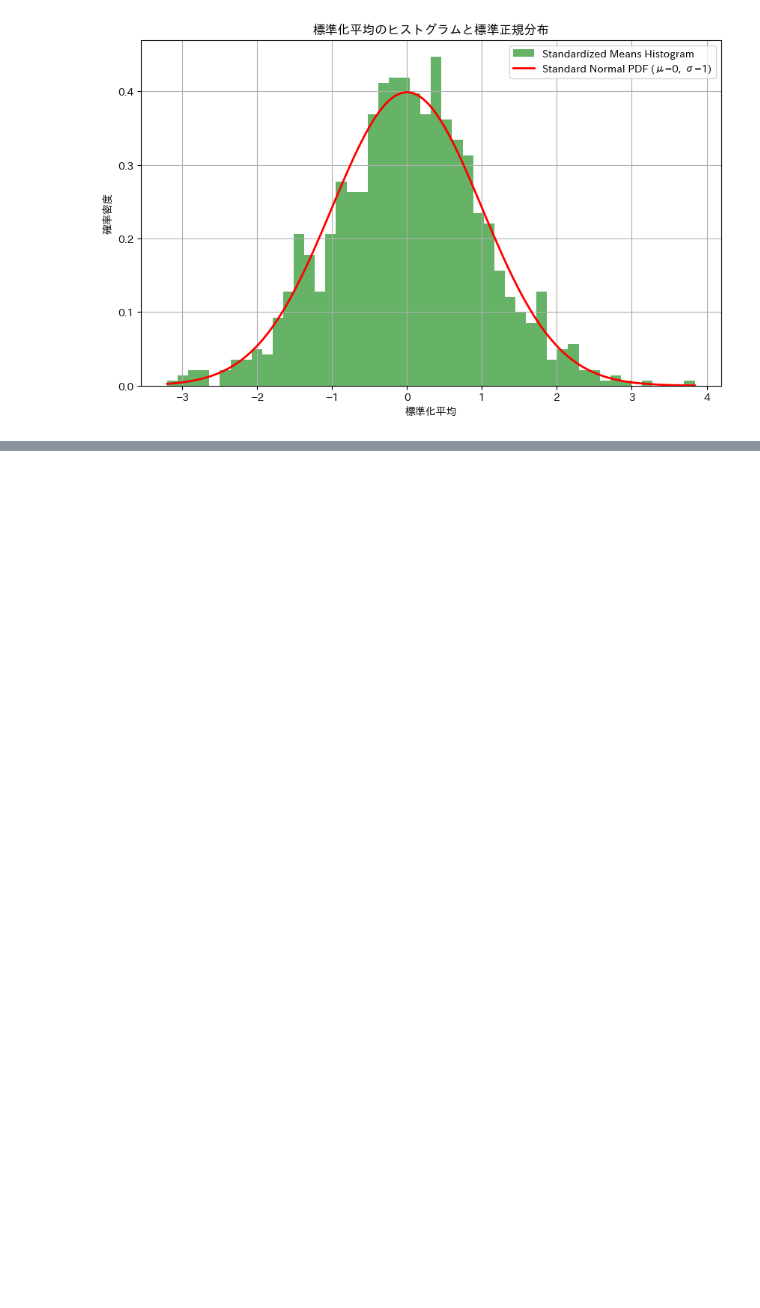
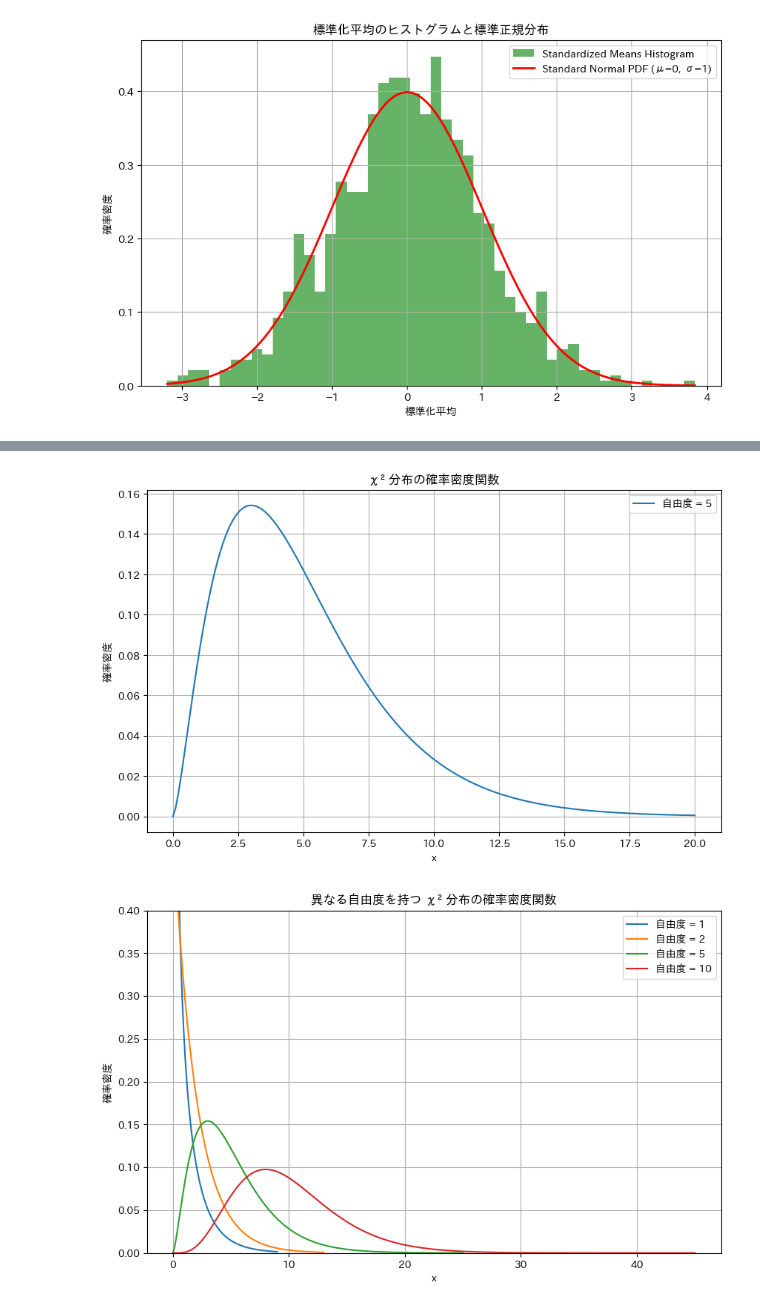
Before and after one commit to Hideki-Iwaki-TUS/FinancialMath, a Jupyter notebook: FinancialMath2.ipynb, the cells around one changed output, grey strips where cells are left out. Drawn from its saved outputs; the diff is of its cells as text; code cells hidden in the pictures; blank space fills up the shorter version.

```diff
--- a/FinancialMath2.ipynb
+++ b/FinancialMath2.ipynb
@@ -653,0 +759,53 @@ Successfully installed japanize-matplotlib-1.1.3
+# %%
+# prompt: χ2 分布の確率密度関数を描く
+
+!pip install japanize-matplotlib
+
+import japanize_matplotlib
+from scipy.stats import chi2
+import numpy as np
+import matplotlib.pyplot as plt
+import matplotlib.font_manager as fm
+
+
+# 自由度を設定
+df = 5 # 例として自由度5のカイ二乗分布を描画します
+
+# xの範囲を設定 (カイ二乗分布は非負の値をとります)
+# 自由度dfのカイ二乗分布の期待値はdfなので、dfのあたりまで描画すると分布の形が見えやすいです。
+x_chi2 = np.linspace(0, df * 4, 200)
+
+# 自由度dfのカイ二乗分布の確率密度関数 (PDF) の値を計算
+pdf_chi2 = chi2.pdf(x_chi2, df)
+
+# グラフの作成
+plt.figure(figsize=(10, 6))
+plt.plot(x_chi2, pdf_chi2, label=f'自由度 = {df}')
+
+# グラフのタイトルとラベルを設定
+plt.title('χ² 分布の確率密度関数')
+plt.xlabel('x')
+plt.ylabel('確率密度')
+plt.legend()
+plt.grid(True)
+
+# グラフを表示
+plt.show()
+
+# 異なる自由度で複数のカイ二乗分布を描画することもできます
+dfs = [1, 2, 5, 10]
+plt.figure(figsize=(10, 6))
+
+for df_val in dfs:
+    x_chi2_multi = np.linspace(0, df_val * 4 + 5, 200) # 範囲を調整
+    pdf_chi2_multi = chi2.pdf(x_chi2_multi, df_val)
+    plt.plot(x_chi2_multi, pdf_chi2_multi, label=f'自由度 = {df_val}')
+
+plt.title('異なる自由度を持つ χ² 分布の確率密度関数')
+plt.xlabel('x')
+plt.ylabel('確率密度')
+plt.ylim(0, 0.4) # y軸の範囲を固定して比較しやすくする
+plt.legend()
+plt.grid(True)
+plt.show()
+# %% [output]
@@ -653,0 +824,2 @@ Successfully installed japanize-matplotlib-1.1.3
+[figure, added]
+[figure, added]
```
Also changed, not shown: parts of 6 cells of this notebook.
